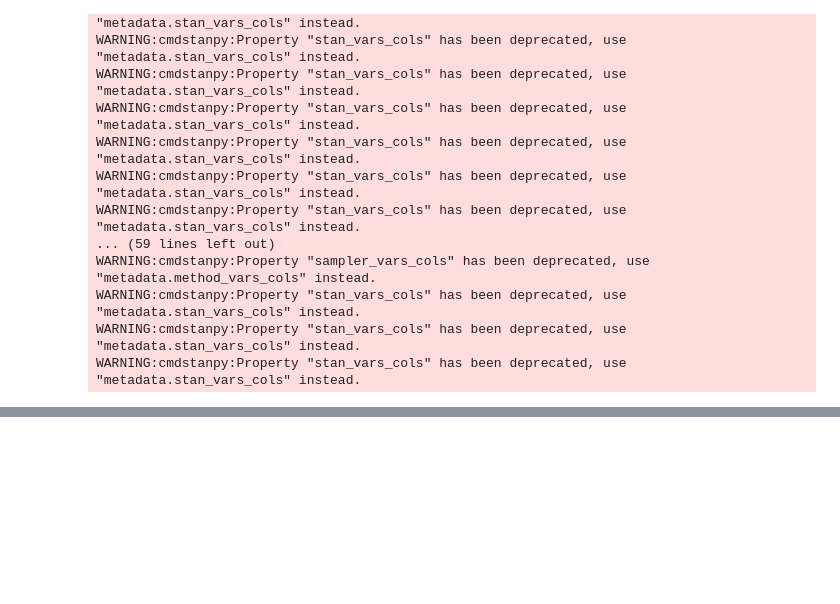
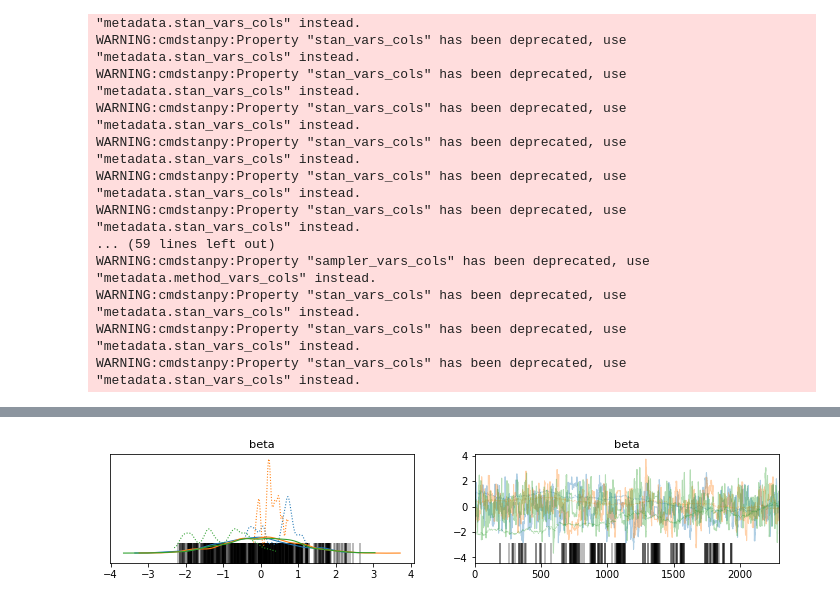
Before and after one commit to CrazyChela97/Bayesian-Project, a Jupyter notebook: Clustering DP.ipynb, the cells around one changed output, grey strips where cells are left out. Saved outputs shown, nothing was run; the diff lists cells and outputs as text; code cells hidden in the pictures; blank space fills up the shorter version.

```diff
--- a/Clustering DP.ipynb
+++ b/Clustering DP.ipynb
@@ -202,0 +210,5 @@ plt.show()
+# %%
+az.plot_trace(normal_az, var_names=["beta"], compact=True)
+plt.show()
+# %% [output]
+[figure, added]
```
Also changed, not shown: parts of 15 cells of this notebook, 2 other files.
